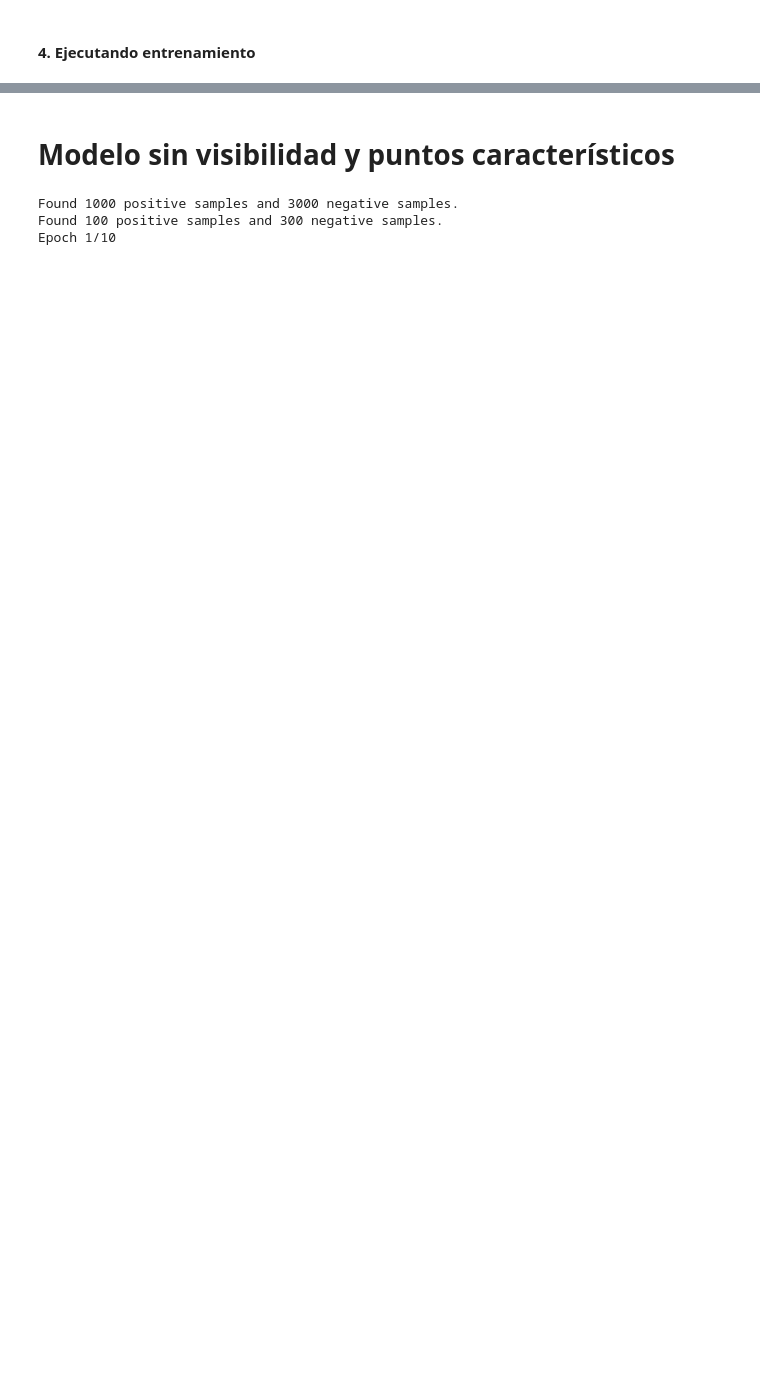
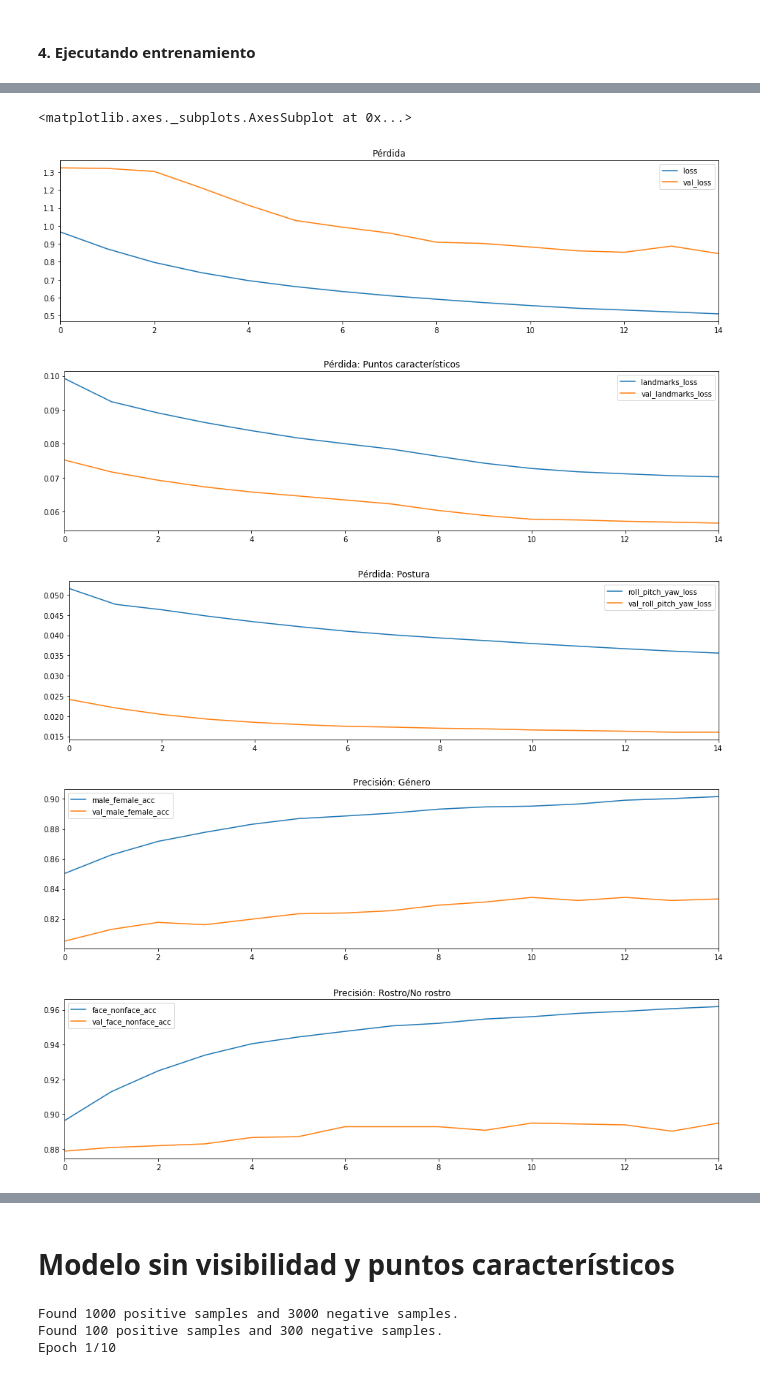
Before and after one commit to lmiguelmh/deep-learning, a Jupyter notebook: hyperface/training-hyperface-with-squeezenet.ipynb, the cells around one changed output, grey strips where cells are left out. Drawn from its saved outputs; the diff is of its cells as text; code cells hidden in the pictures; blank space fills up the shorter version.

```diff
--- a/hyperface/training-hyperface-with-squeezenet.ipynb
+++ b/hyperface/training-hyperface-with-squeezenet.ipynb
@@ -205,7 +241,7 @@ def custom_mse_lm(y_true,y_pred):
     return kb.sign(kb.sum(kb.abs(y_true),axis=-1))*kb.sum(kb.square(tf.multiply((kb.sign(y_true)+1)*0.5, y_true-y_pred)),axis=-1)/kb.sum((kb.sign(y_true)+1)*0.5,axis=-1)
 
 #optimizer = Adam(lr=0.0003)  # 0.003 NO # 0.01 NO # 0.001 # 0.0001
-optimizer = SGD(lr=0.00001, momentum=0.9)  # SGD(lr=0.001, momentum=0.9)  # SGD(lr=1e-4, momentum=0.9) # mínimo
+optimizer = SGD(lr=0.0001, momentum=0.9)  # SGD(lr=0.00001, momentum=0.9)  # SGD(lr=0.001, momentum=0.9)  # SGD(lr=1e-4, momentum=0.9) # mínimo
 
 hyperface.compile(optimizer=optimizer,
                   loss={
@@ -258,10 +294,10 @@ batch_size = 30
 
 # real
 trn_pos_json_file = 'positives5k-train.json'
-trn_pos_count = 2000  # 12116
+trn_pos_count = 12116
 trn_pos_batch = batch_size
 trn_neg_json_file = 'negatives5k-train.json'
-trn_neg_count = 2000*3  # 12116*3
+trn_neg_count = 12116*3
 trn_neg_batch = batch_size*3
 # prueba
 #trn_pos_json_file, trn_pos_count, trn_pos_batch = 'positives.json', 2, 2
@@ -281,10 +317,10 @@ train_data_flow = train_data.flow_from_directory(json_dir,
 
 # real
 val_pos_json_file = 'positives5k-test.json'
-val_pos_count = 100  # 505
+val_pos_count = 505
 val_pos_batch = batch_size
 val_neg_json_file = 'negatives5k-test.json'
-val_neg_count = 0 # 100*3  # 505*3
+val_neg_count = 505*3
 val_neg_batch = batch_size*3
 # prueba
 #val_pos_json_file, val_pos_count, val_pos_batch = 'positives.json', 2, 2
@@ -310,7 +346,7 @@ Found 100 positive samples and 0 negative samples.
 # callbacks_list = [checkpoint]
 # history = hyperface.fit_generator(train_data_flow, steps_per_epoch=100, epochs=300, callbacks=callbacks_list)
 
-epochs = 5
+epochs = 15
 steps_per_epoch = trn_pos_count//trn_pos_batch  # 403 para data de entrenamiento
 val_steps = val_pos_count//val_pos_batch  # 16 para data de validación
 
@@ -352,2 +394,25 @@ Epoch 5/5
 
 Modelo y pesos escritos en disco
+# %%
+# GENERO ES DE 3 ahora
+# con hypercaracterísticas: 6x6 - batch: 30/90 - sgd 0.0001/0.9 - todas las cabezas
+import pandas as pd
+import matplotlib.pyplot as plt
+%matplotlib inline
+
+with open(history_file, 'rb') as pkl_file:
+    history = pickle.load(pkl_file)
+
+df = pd.DataFrame(history)
+df.plot(y=['loss', 'val_loss'], figsize=(16,4), title='Pérdida')
+df.plot(y=['landmarks_loss', 'val_landmarks_loss'], figsize=(16,4), title='Pérdida: Puntos característicos')
+df.plot(y=['roll_pitch_yaw_loss', 'val_roll_pitch_yaw_loss'], figsize=(16,4), title='Pérdida: Postura')
+df.plot(y=['male_female_acc', 'val_male_female_acc'], figsize=(16,4), title='Precisión: Género')
+df.plot(y=['face_nonface_acc', 'val_face_nonface_acc'], figsize=(16,4), title='Precisión: Rostro/No rostro')
+# %% [output]
+<matplotlib.axes._subplots.AxesSubplot at 0x...>
+[figure, added]
+[figure, added]
+[figure, added]
+[figure, added]
+[figure, added]
```
Also changed, not shown: parts of 5 cells of this notebook, 5 other files.
